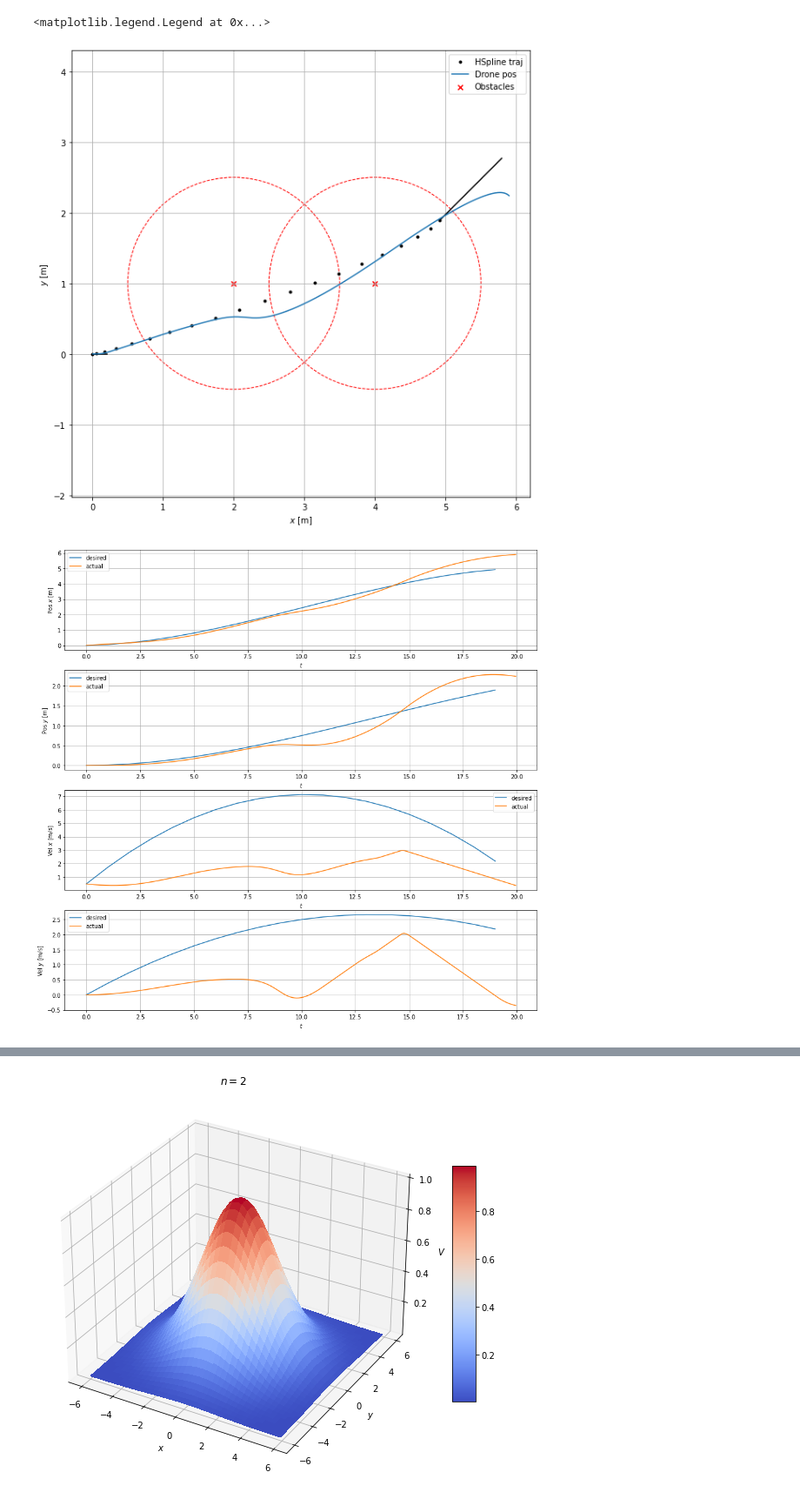
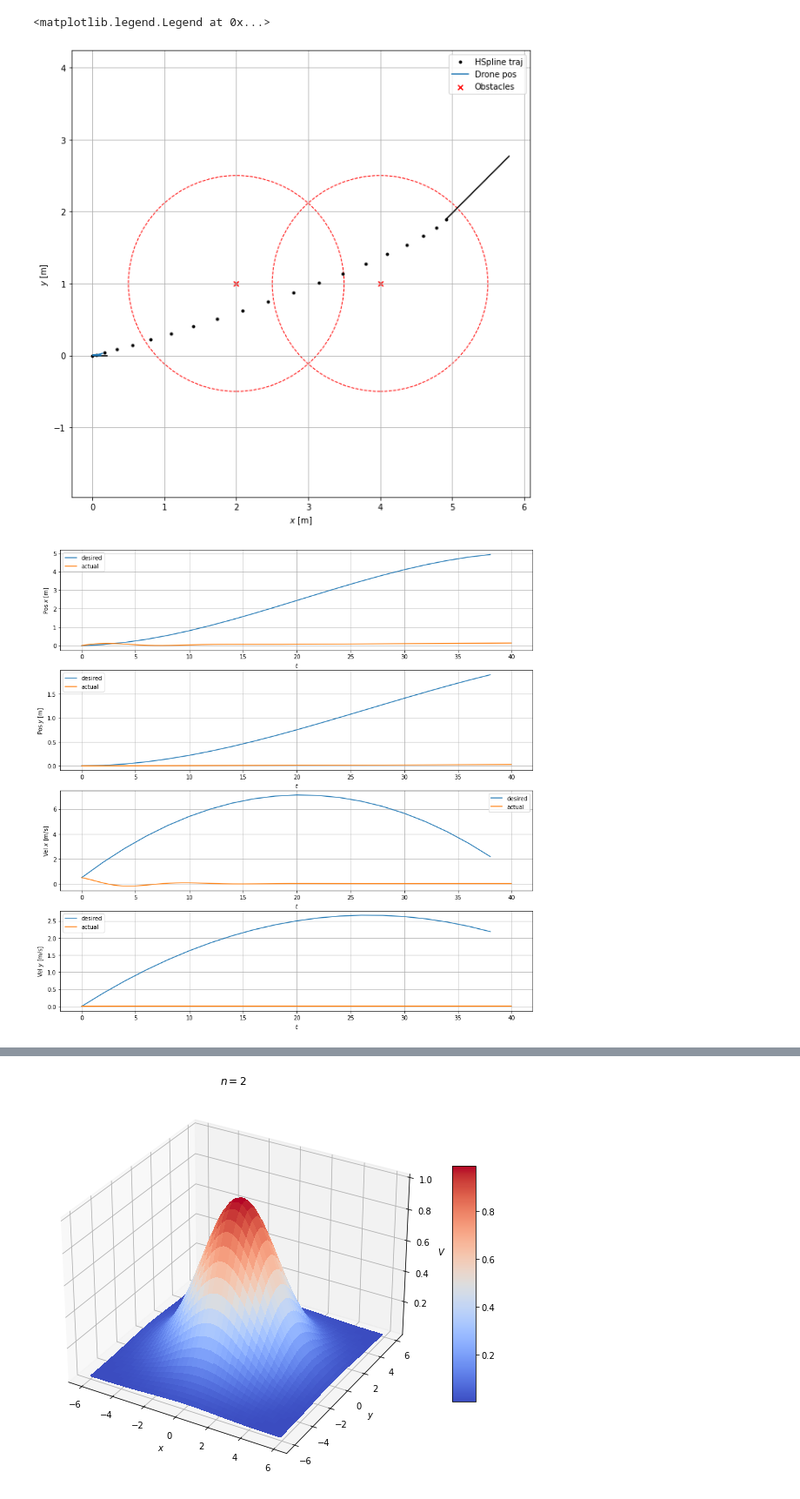
Before and after one commit to 3zuli/drone_trajectory_notebooks, a Jupyter notebook: hermite_new.ipynb, the cells around one changed output, grey strips where cells are left out. Shown: that part at 87% size. Drawn from its saved outputs; the diff is of its cells as text; code cells hidden in the pictures.

```diff
--- a/hermite_new.ipynb
+++ b/hermite_new.ipynb
@@ -50,6 +50,11 @@ class HermiteSpline():
 
 
 class HSplineTrajectory():
+    """
+    This class represents a trajectory consiting of multiple connected HermiteSpline segments.
+    Origin position and velocity of the next segment are identical to destination position and velocity
+    of the previous segment.
+    """
     def __init__(self, origin, origin_vel):
         """
         Initialize a segmented Hermite spline trajectory. Initial state is given by `origin` (position)
@@ -190,7 +195,7 @@ dest = np.array([5, 2])
 dest_vel = np.array([1, 2])
 dt = 1.0 / 20.0 # Simulation time step
 # Duration of simulation (must be higher than the sum of trajectory segment durations below)
-sim_duration = 20.0
+sim_duration = 40.0
 hst = HSplineTrajectory(origin, origin_vel)
 hst.add_cont_segment(dest=np.array([5, 2]), dest_vel=np.array([1, 2]), duration=20)
 hst.add_cont_segment(dest=np.array([2, 4]), dest_vel=np.array([-0.5, 0]), duration=20)
@@ -204,7 +209,7 @@ obstacles = np.array([
 r_obstacle = 1.5 # Obstacle avoidance radius
 
 hs = HermiteSpline(origin, origin_vel, dest, dest_vel, dt)
-drone = Drone(origin, origin_vel, hs, obstacles, sim_duration, dt,
+drone = Drone(origin, origin_vel, hst, obstacles, sim_duration, dt,
               setpoint_gain=5.0, velocity_gain=2.0, obstacle_gain=1.0,
               max_vel=5.0, max_accel=2.5,
               r_obstacle=r_obstacle)
@@ -213,7 +218,7 @@ drone.simulate()
 
 # t, x, v = hs.t, hs.x, hs.v
 # t, x, v = drone.t, drone.x, drone.v
-hs_t_plot = hs.t * duration # Scale HS time from (0,1) to (0, duration)
+hs_t_plot = hs.t * sim_duration # Scale HS time from (0,1) to (0, duration)
 print(hs.t.shape, hs.x.shape, hs.v.shape)
 print(drone.t.shape, drone.x.shape, drone.v.shape)
 
@@ -278,3 +283,3 @@ plt.legend()
 <matplotlib.legend.Legend at 0x...>
-[figure, old version]
+[figure, new version]
-[figure, old version]
+[figure, new version]
```
Also changed, not shown: parts of 2 cells of this notebook.
